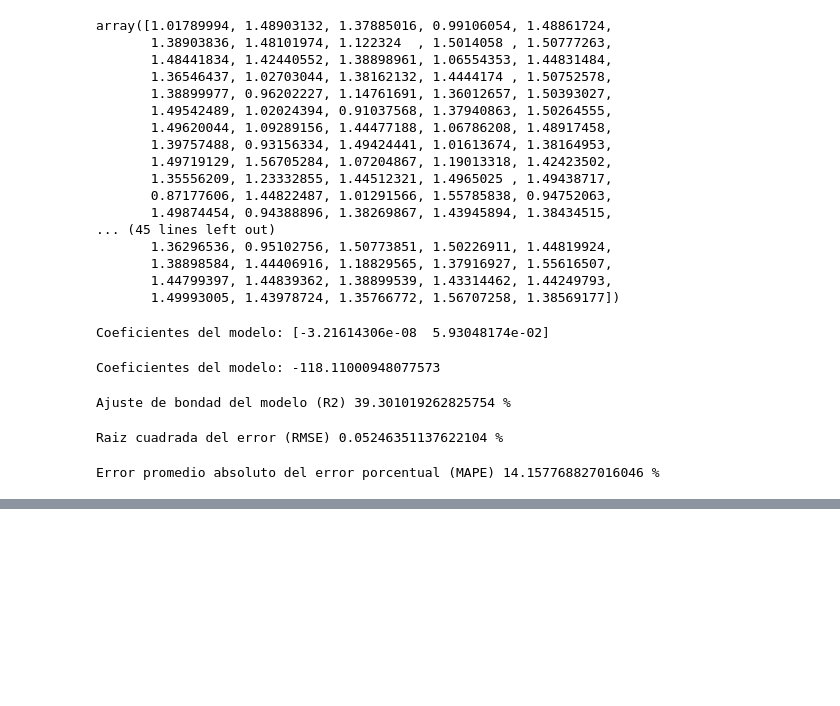
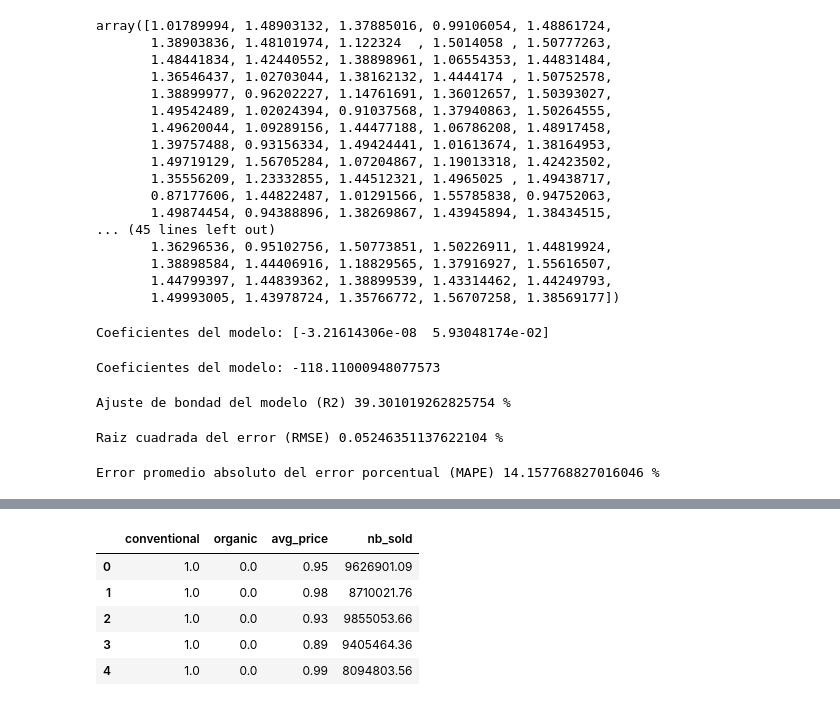
Before and after one commit to eeescamillar/cursolibertadorespython, a Jupyter notebook: cuaderno.ipynb, the cells around one changed output, grey strips where cells are left out. Cells and saved outputs as stored; diff of their text form; code cells hidden in the pictures; blank space fills up the shorter version.

```diff
--- a/cuaderno.ipynb
+++ b/cuaderno.ipynb
@@ -1814,0 +1881,4 @@ Error promedio absoluto del error porcentual (MAPE) 14.157768827016046 %
+# %%
+clase = pd.get_dummies(aguacate['type'], dtype = float)
+
+dw = aguacate[['avg_price','nb_sold']]
@@ -1814,0 +1894,10 @@ Error promedio absoluto del error porcentual (MAPE) 14.157768827016046 %
+# %%
+dz = pd.concat([clase, dw], axis = 1)
+dz.head()
+# %% [output]
+|  | conventional | organic | avg_price | nb_sold |
+| 0 | 1.0 | 0.0 | 0.95 | 9626901.09 |
+| 1 | 1.0 | 0.0 | 0.98 | 8710021.76 |
+| 2 | 1.0 | 0.0 | 0.93 | 9855053.66 |
+| 3 | 1.0 | 0.0 | 0.89 | 9405464.36 |
+| 4 | 1.0 | 0.0 | 0.99 | 8094803.56 |
```
Also changed, not shown: parts of 52 cells of this notebook.
